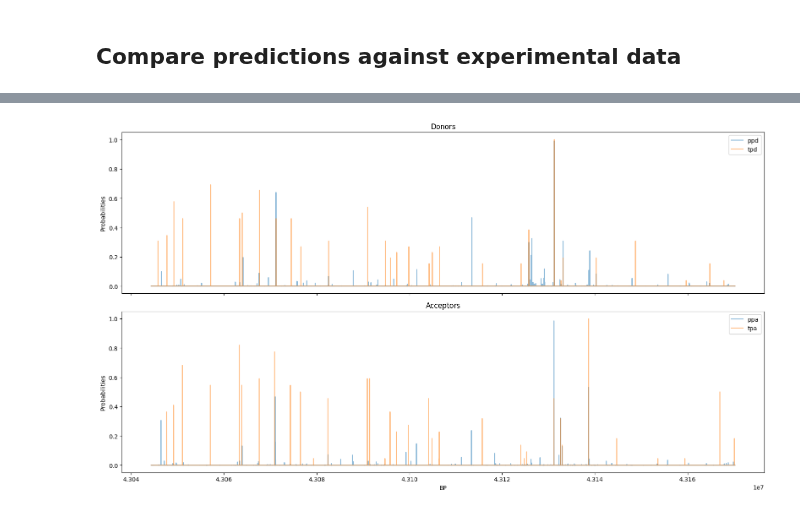
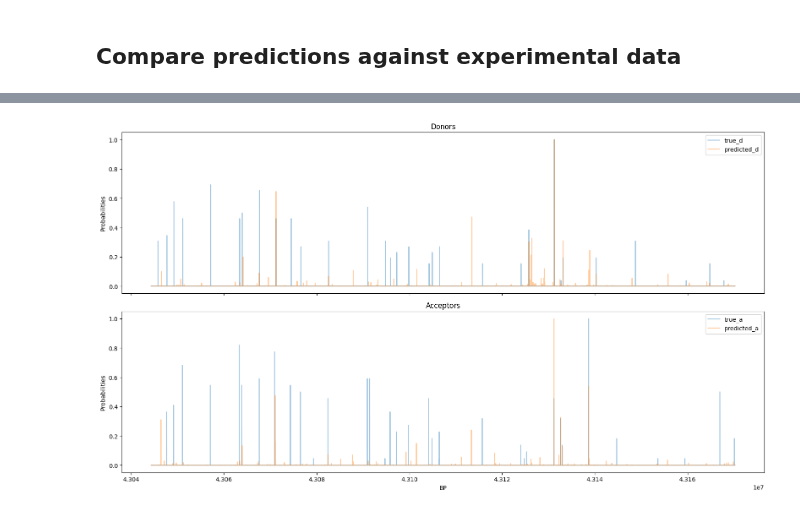
Before and after one commit to jannis-baum/hpi-hoai, a Jupyter notebook: tcga-brca/evaluation.ipynb, the cells around one changed output, grey strips where cells are left out. Cells and saved outputs as stored; diff of their text form; code cells hidden in the pictures.

Commit message:
refactor: donor/acceptor order & case_id-based indexing

```diff
--- a/tcga-brca/evaluation.ipynb
+++ b/tcga-brca/evaluation.ipynb
@@ -41,6 +41,7 @@ for case_id in study_info.index:
     else:
         junctions = pd.concat([junctions, new_j], ignore_index=True)
 junctions = junctions.reindex(sorted(junctions.columns), axis=1).fillna(0)
+junctions.index = study_info.index
 junctions
 # %% [output]
 | intron_donor | 43044745 | 43045803 |  |  | 43047704 |  | 43049195 |  |  | ... |
@@ -101,19 +104,19 @@ def get_probabilities(case_id: str, variants: str = 'wgs_pindel'):
     ann = Annotator(get_path(study_info.loc[case_id][variants]))
     brca1_seq = ann.get_gene_seq(brca1)
     # predicted probability acceptor/donor
-    ppa, ppd = (pd.Series(p) for p in predict(brca1_seq))
+    ppd, ppa = (pd.Series(p) for p in predict(brca1_seq))
     # normalize by max use as well
+    ppd /= ppd.max()
     ppa /= ppa.max()
-    ppd /= ppd.max()
     # shift index into gene
+    ppd.index += brca1.bp_start
     ppa.index += brca1.bp_start
-    ppd.index += brca1.bp_start
 
     # true probability acceptor/donor
-    tpa = acceptor_probs.iloc[participant].reindex(range(ppa.index[0], ppa.index[-1] + 1), fill_value=0)
-    tpd = donor_probs.iloc[participant].reindex(range(ppa.index[0], ppa.index[-1] + 1), fill_value=0)
+    tpd = donor_probs.loc[case_id].reindex(range(ppa.index[0], ppa.index[-1] + 1), fill_value=0)
+    tpa = acceptor_probs.loc[case_id].reindex(range(ppa.index[0], ppa.index[-1] + 1), fill_value=0)
 
-    return pd.concat([ppa, tpa, ppd, tpd], axis=1, keys=['ppa', 'tpa', 'ppd', 'tpd'])
+    return pd.concat([tpd, ppd, tpa, ppa], axis=1, keys=['true_d', 'predicted_d', 'true_a', 'predicted_a'])
 # %%
-df = evaluate(0)
+df = get_probabilities(study_info.index[0])
 # %% [output]
@@ -125,22 +130,22 @@ df = evaluate(0)
 # %%
 # Create the figure and subplots
 fig, (ax1, ax2) = plt.subplots(2, 1, sharex=True, figsize=(16, 9))
 
 # Plot ppd and tpd on the first subplot
-df[['ppd', 'tpd']].plot(ax=ax1, alpha=0.5)
+df[['true_d', 'predicted_d']].plot(ax=ax1, alpha=0.4)
 ax1.set_title('Donors')
 ax1.set_ylabel('Probabilities')
 
 # Plot ppa and tpa on the second subplot
-df[['ppa', 'tpa']].plot(ax=ax2, alpha=0.5)
+df[['true_a', 'predicted_a']].plot(ax=ax2, alpha=0.4)
 ax2.set_title('Acceptors')
 ax2.set_ylabel('Probabilities')
 ax2.set_xlabel('BP')
 
 # Adjust layout
 plt.tight_layout()
 
 # Display the plots
 plt.show()
 # %% [output]
-[figure, old version]
+[figure, new version]
```
Also changed, not shown: parts of 4 cells of this notebook, 1 other file.
